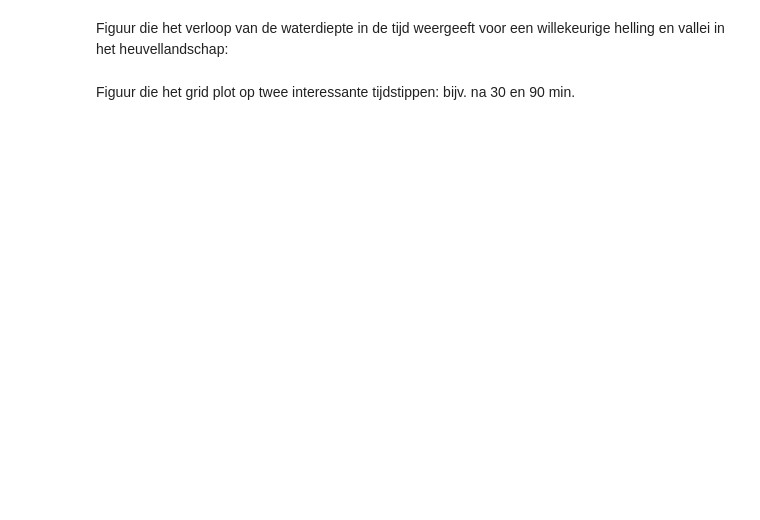
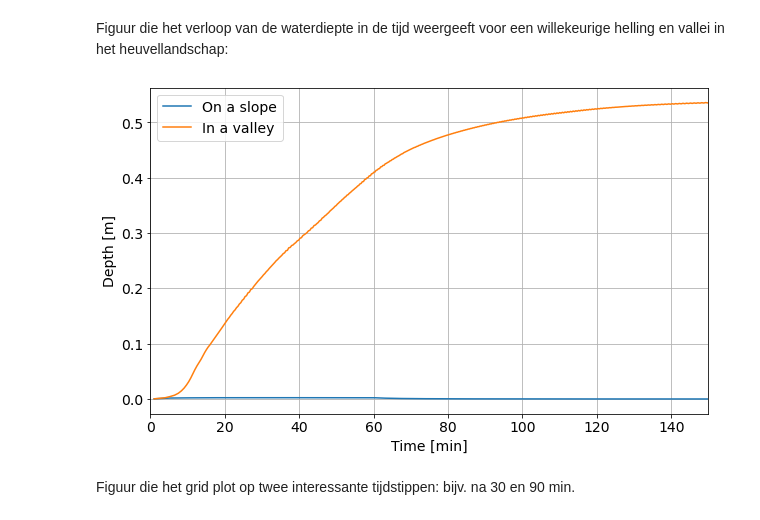
Before and after one commit to olivierbonte/Project_Spatio_Temporele_2, a Jupyter notebook: Hand_ins/Scenario3_notebook.ipynb, the cells around one changed output. Cells and saved outputs as stored; diff of their text form; code cells hidden in the pictures; blank space fills up the shorter version.

```diff
--- a/Hand_ins/Scenario3_notebook.ipynb
+++ b/Hand_ins/Scenario3_notebook.ipynb
@@ -741,25 +765,27 @@ Figuur die het verloop van de waterdiepte in de tijd weergeeft voor een willekeu
 # %%
 t_min_list = []
 depths_slope_list = []
 depths_valley_list = []
 for i in range(len(t_list)):
     t_min_list.append(t_list[i]/60) #omgezet naar minuten
     depth_slope = depths_list_bis[i][6,56] #waterdiepte op een helling
     depths_slope_list.append(depth_slope)
-    depth_valley = depths_list_bis[i][5,71] #waterdiepte in een vallei
+    depth_valley = depths_list_bis[i][22,85] #waterdiepte in een vallei. was 5,71 initieel
     depths_valley_list.append(depth_valley)
 
 plt.figure(figsize = (10,6))
 plt.grid(b=True)
 plt.plot(t_min_list, depths_slope_list, label = 'On a slope')
 plt.plot(t_min_list, depths_valley_list, label = 'In a valley')
 plt.xlim((0, 150))
 plt.xlabel('Time [min]')
 plt.ylabel('Depth [m]')
 #plt.title(r'Water depth on a slope and in a valley')
 plt.legend()
 #plt.savefig('eiland_slope_valley.png', dpi=1000)
 plt.savefig('eiland_slope_valley.pdf')
+# %% [output]
+[figure, added]
 # %% [markdown]
 Figuur die het grid plot op twee interessante tijdstippen: bijv. na 30 en 90 min.
 # %%
```
Also changed, not shown: parts of 7 cells of this notebook, 6 other files.
